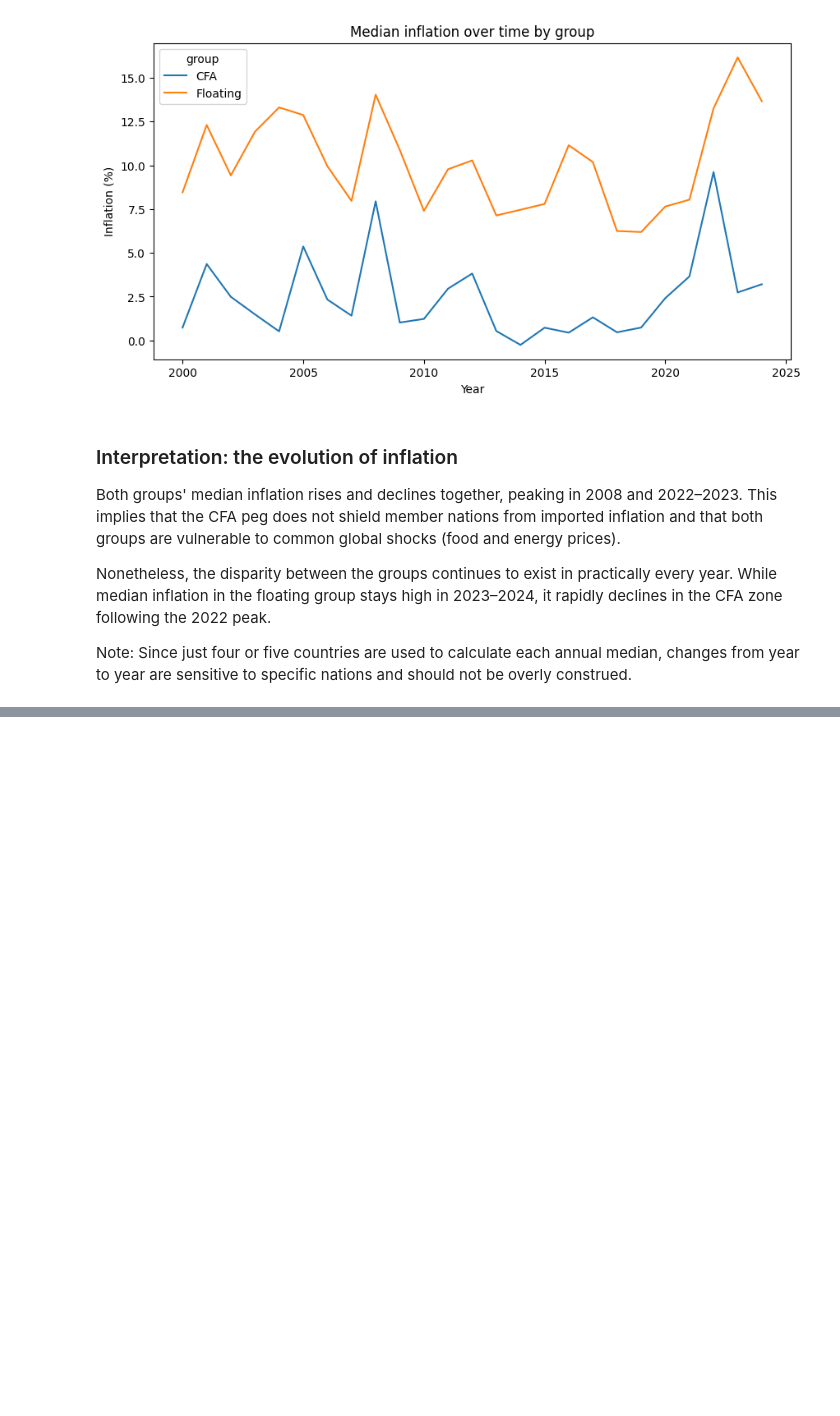
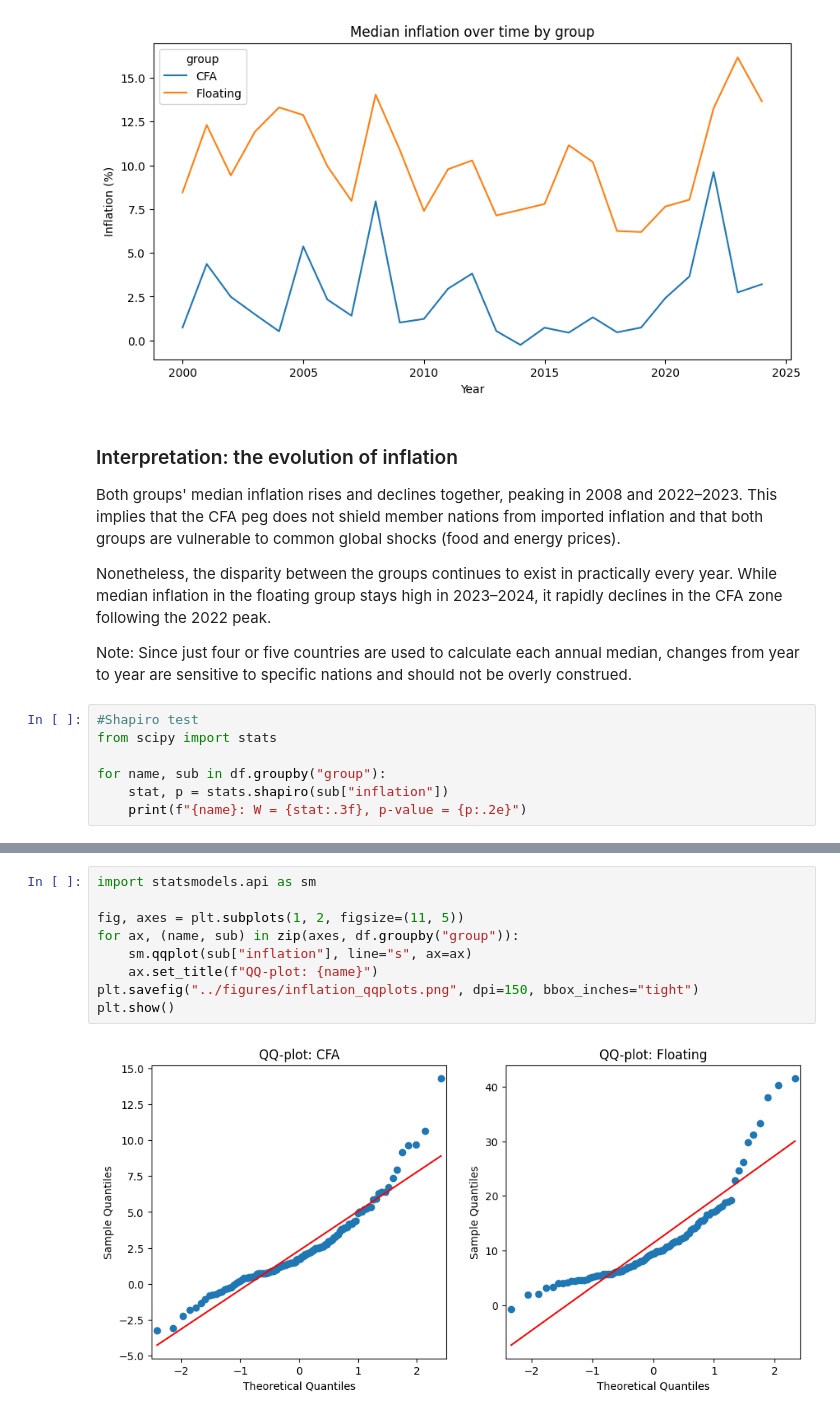
Before and after one commit to teddyddiallo/cfa-franc-vs-floating-currencies, a Jupyter notebook: notebooks/02_descriptive_stats.ipynb, the cells around one changed output, grey strips where cells are left out. Cells and saved outputs as stored; diff of their text form; blank space fills up the shorter version.

Commit message:
Step 3: normality checks and Mann-Whitney test

```diff
--- a/notebooks/02_descriptive_stats.ipynb
+++ b/notebooks/02_descriptive_stats.ipynb
@@ -107,3 +122,10 @@ Both groups' median inflation rises and declines together, peaking in 2008 and 2
 Nonetheless, the disparity between the groups continues to exist in practically every year. While median inflation in the floating group stays high in 2023–2024, it rapidly declines in the CFA zone following the 2022 peak.
 
 Note: Since just four or five countries are used to calculate each annual median, changes from year to year are sensitive to specific nations and should not be overly construed.
+# %%
+#Shapiro test
+from scipy import stats
+
+for name, sub in df.groupby("group"):
+    stat, p = stats.shapiro(sub["inflation"])
+    print(f"{name}: W = {stat:.3f}, p-value = {p:.2e}")
@@ -109,0 +148,11 @@ Note: Since just four or five countries are used to calculate each annual median
+# %%
+import statsmodels.api as sm
+
+fig, axes = plt.subplots(1, 2, figsize=(11, 5))
+for ax, (name, sub) in zip(axes, df.groupby("group")):
+    sm.qqplot(sub["inflation"], line="s", ax=ax)
+    ax.set_title(f"QQ-plot: {name}")
+plt.savefig("../figures/inflation_qqplots.png", dpi=150, bbox_inches="tight")
+plt.show()
+# %% [output]
+[figure, added]
```
Also changed, not shown: parts of 7 cells of this notebook, 2 other files.
